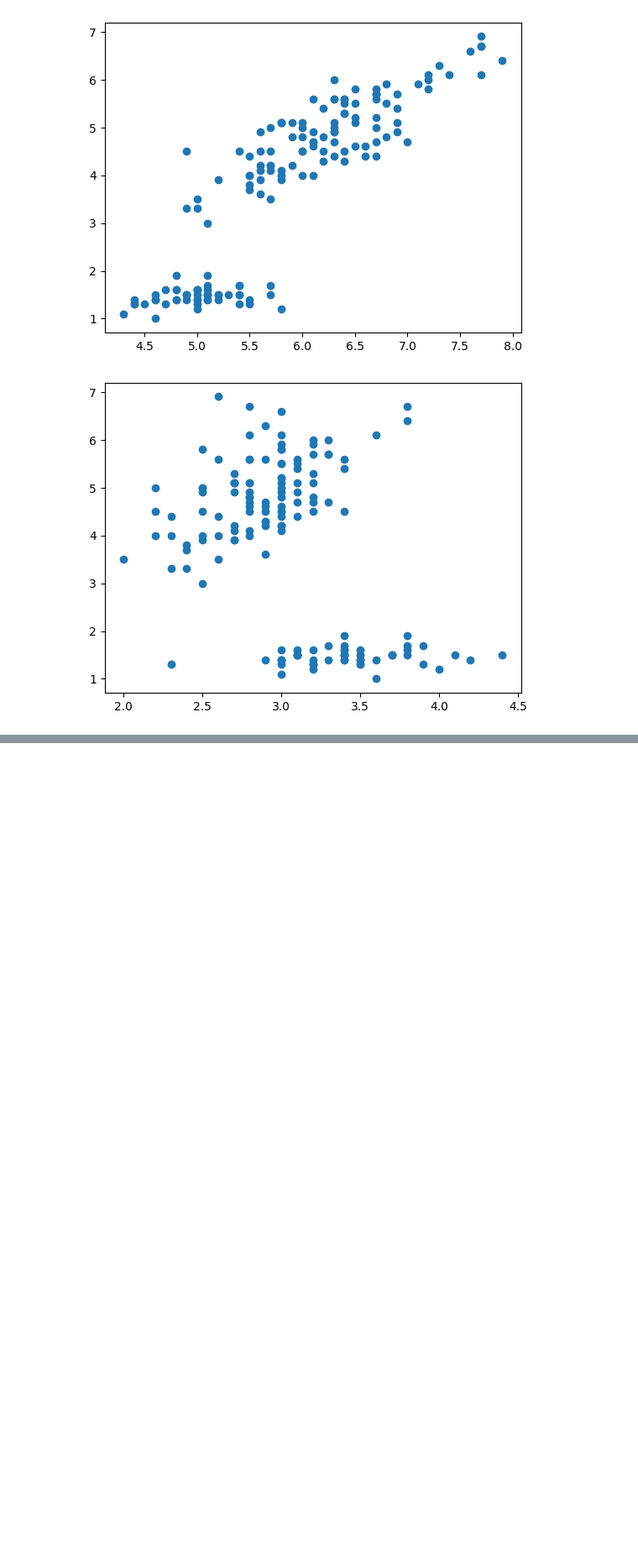
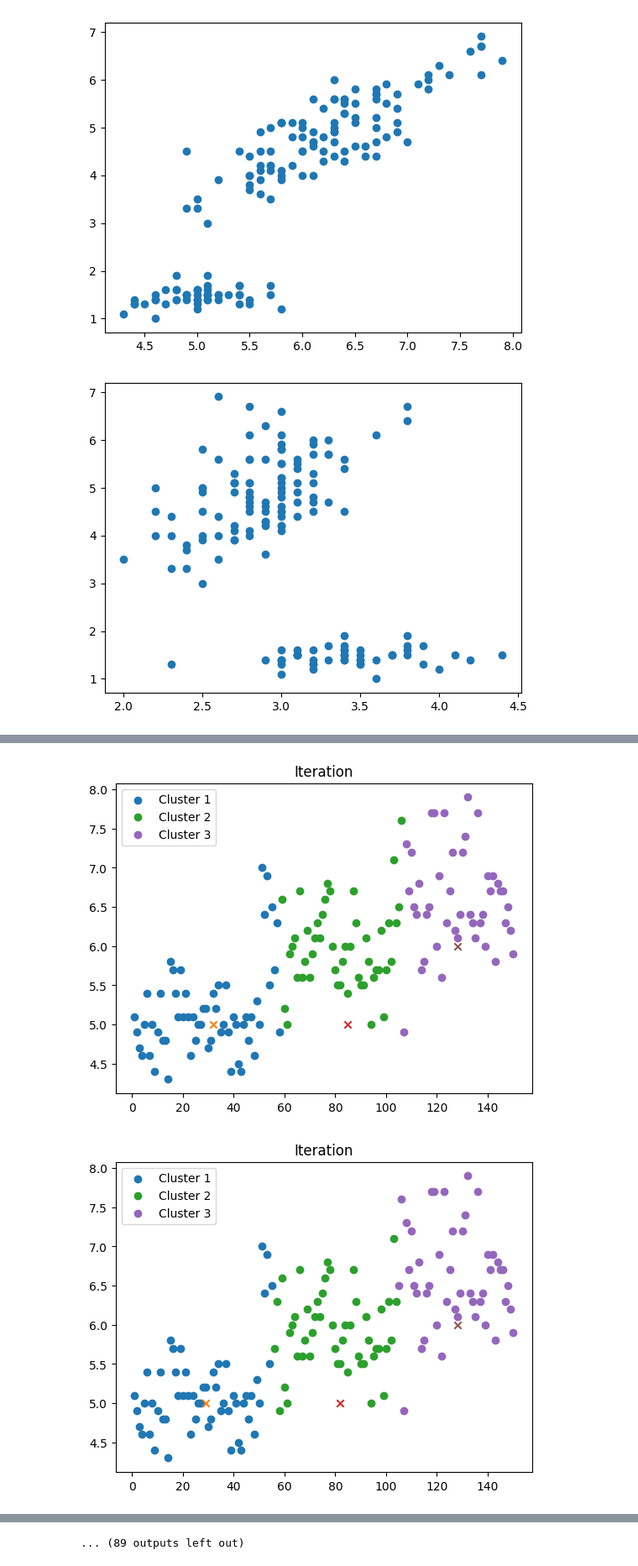
Before and after one commit to localhersheys/k-means-clustering-from-scratch, a Jupyter notebook: k_means_classification.ipynb, the cells around one changed output, grey strips where cells are left out. Shown at 84% size. Cells and saved outputs as stored; diff of their text form; code cells hidden in the pictures; blank space fills up the shorter version.

```diff
--- a/k_means_classification.ipynb
+++ b/k_means_classification.ipynb
@@ -126,6 +150,6 @@ plt.show()
 # %%
-def find_dist(dataset, centroid):
+def find_dist_2(dataset, centroid):
   sum = 0
   datasett = dataset.T
   datasett = datasett - centroid
-  return np.sum(np.square(datasett), axis=1)
+  return np.sqrt(np.sum(np.square(datasett), axis=1).astype(float))
@@ -144,23 +156,43 @@ def update_centroids(classified, dataset, centroids):
+# %%
+def update_centroids_2(classified, dataset, centroids):
+  for i in range(centroids.shape[0]):
+    centroids[i] = np.sum(dataset.T[classified == i], axis=0)/sum(classified == i)
+  return centroids
 # %%
-def k_clustering(dataset, k, iterations):
+def k_clustering_2(dataset, k, iterations):
+
   #find initial centroids
   centroids = [[] for _ in range(k)]
   for i in  range(k):
     for j in range(dataset.shape[0]):
-      centroids[i].append(np.random.randint(np.min(dataset[i]),np.max(dataset[i])))
+      centroids[i].append(np.random.randint(np.min(dataset[j]),np.max(dataset[j])))
   centroids = np.array(centroids)
   centroid_history = [centroids.copy()]
   #find distance of all the points from centroids
   dist = []
   for i in range(k):
-    dist.append(find_dist(dataset, centroids[i]))
+    dist.append(find_dist_2(dataset, centroids[i]))
   dist = np.array(dist)
+
   #classify
-  classified  = np.argmax(dist, axis=0)
+  classified  = np.argmin(dist, axis=0)
+
+  #run iterations to change the means
   for i in range(iterations+1):
-    centroids = update_centroids(classified, dataset, centroids)
-    centroid_history.append(centroids.copy())
+    centroids = update_centroids_2(classified, dataset, centroids)
+    centroid_history.append(centroids)
     dist = []
     for i in range(k):
-      dist.append(find_dist(dataset, centroids[i]))
+      dist.append(find_dist_2(dataset, centroids[i]))
+    dist = np.array(dist)
+    classified  = np.argmin(dist, axis=0)
+
+    for i in range(k):
+        plt.scatter(dataset[0][classified == i], dataset[1][classified == i], label=f'Cluster {i+1}')
+        plt.scatter(centroids[i][0],centroids[i][1], marker="x")
+
+    plt.legend()
+    plt.title('Iteration')
+    plt.show()
+  centroid_history = np.array(centroid_history)
   return classified, centroid_history
@@ -190,0 +199,8 @@ for centroids in centroid_history:
+# %%
+#running the classifier
+data = np.array((X_data[0],X_data[1]))
+data
+classified, centroid_history = k_clustering_2(data, 3, 100)
+# %% [output]
+[figure, added]
+[figure, added]
@@ -190,0 +217 @@ for centroids in centroid_history:
+... (89 outputs left out)
```
Also changed, not shown: parts of 9 cells of this notebook.
